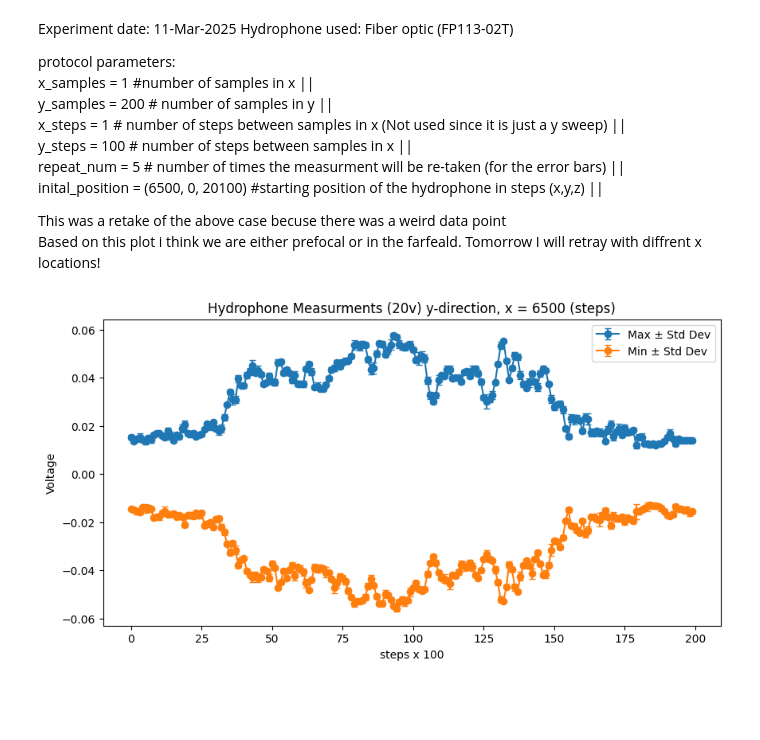
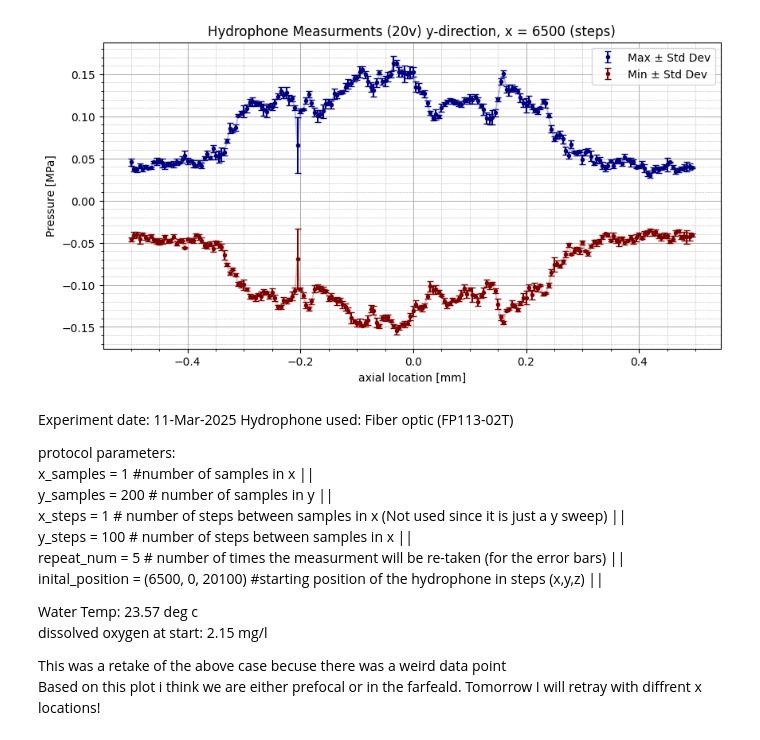
Before and after one commit to matthew-jenkins3/Beam_mapping, a Jupyter notebook: Data/Plotting_002.ipynb, the cells around one changed output. Cells and saved outputs as stored; diff of their text form; code cells hidden in the pictures; blank space fills up the shorter version.

```diff
--- a/Data/Plotting_002.ipynb
+++ b/Data/Plotting_002.ipynb
@@ -40,3 +50,34 @@ plt.show()
+# %%
+hydrophone_sensitivity = 3.659896E+2
+steps_per_mm = 200
+data_max_pressure = data_max/hydrophone_sensitivity *1000
+data_min_pressure = data_min/hydrophone_sensitivity *1000
+data_rms_pressure = data_rms/hydrophone_sensitivity *1000
+
+mean_series_max = np.mean(data_max_pressure, axis=2).squeeze()
+mean_series_min = np.mean(data_min_pressure, axis=2).squeeze()
+std_series_max = np.std(data_max_pressure, axis=2).squeeze()
+std_series_min = np.std(data_min_pressure, axis=2).squeeze()
+
+# Generate x values
+x_values = np.arange(-100, 100)/steps_per_mm
+
+# Plot the series with error bars|
+plt.figure(figsize=(10, 5))
+plt.errorbar(x_values, mean_series_max, yerr=std_series_max, fmt='.', capsize=3, label='Max ± Std Dev', color='navy')
+plt.plot(x_values, mean_series_max, color='navy', alpha=0.25)
+plt.errorbar(x_values, mean_series_min, yerr=std_series_min, fmt='.', capsize=3, label='Min ± Std Dev', color='maroon')
+plt.plot(x_values, mean_series_min, color='maroon', alpha=0.25)
+plt.xlabel("axial location [mm]")
+plt.ylabel("Pressure [MPa]")
+plt.title("Hydrophone Measurments (20v) y-direction, x = 6500 (steps)")
+plt.legend()
+plt.minorticks_on()
+plt.grid(True, which='major', linestyle='-', linewidth=0.75)  # Thicker lines for major grid
+plt.grid(True, which='minor', linestyle='--', linewidth=0.5, alpha=0.7)  # Thinner dashed lines for minor grid
+plt.show()
+# %% [output]
+[figure, added]
 # %% [markdown]
 Experiment date: 11-Mar-2025
 Hydrophone used: Fiber optic (FP113-02T)
@@ -49,29 +90,10 @@ y_steps = 100   # number of steps between samples in x ||
 repeat_num = 5 # number of times the measurment will be re-taken (for the error bars) ||
 inital_position = (6500, 0, 20100) #starting position of the hydrophone in steps (x,y,z) ||
 
+Water Temp: 23.57 deg c
+dissolved oxygen at start: 2.15 mg/l
+
+
+
 This was a retake of the above case becuse there was a weird data point
 Based on this plot i think we are either prefocal or in the farfeald. Tomorrow I will retray with diffrent x locations!
-# %%
-data_max = np.load('11032025/data_max_20v_FP133-v2.npy')
-data_min = np.load('11032025/data_min_20v_FP133-v2.npy')
-data_rms = np.load('11032025/data_rms_20v_FP133-v2.npy')
-
-mean_series_max = np.mean(data_max, axis=2).squeeze()
-mean_series_min = np.mean(data_min, axis=2).squeeze()
-std_series_max = np.std(data_max, axis=2).squeeze()
-std_series_min = np.std(data_min, axis=2).squeeze()
-
-# Generate x values
-x_values = np.arange(200)
-
-# Plot the series with error bars
-plt.figure(figsize=(10, 5))
-plt.errorbar(x_values, mean_series_max, yerr=std_series_max, fmt='-o', capsize=3, label='Max ± Std Dev')
-plt.errorbar(x_values, mean_series_min, yerr=std_series_min, fmt='-o', capsize=3, label='Min ± Std Dev')
-plt.xlabel("steps x 100")
-plt.ylabel("Voltage")
-plt.title("Hydrophone Measurments (20v) y-direction, x = 6500 (steps)")
-plt.legend()
-plt.show()
-# %% [output]
-[figure, removed]
```
Also changed, not shown: parts of 7 cells of this notebook, 6 other files.
